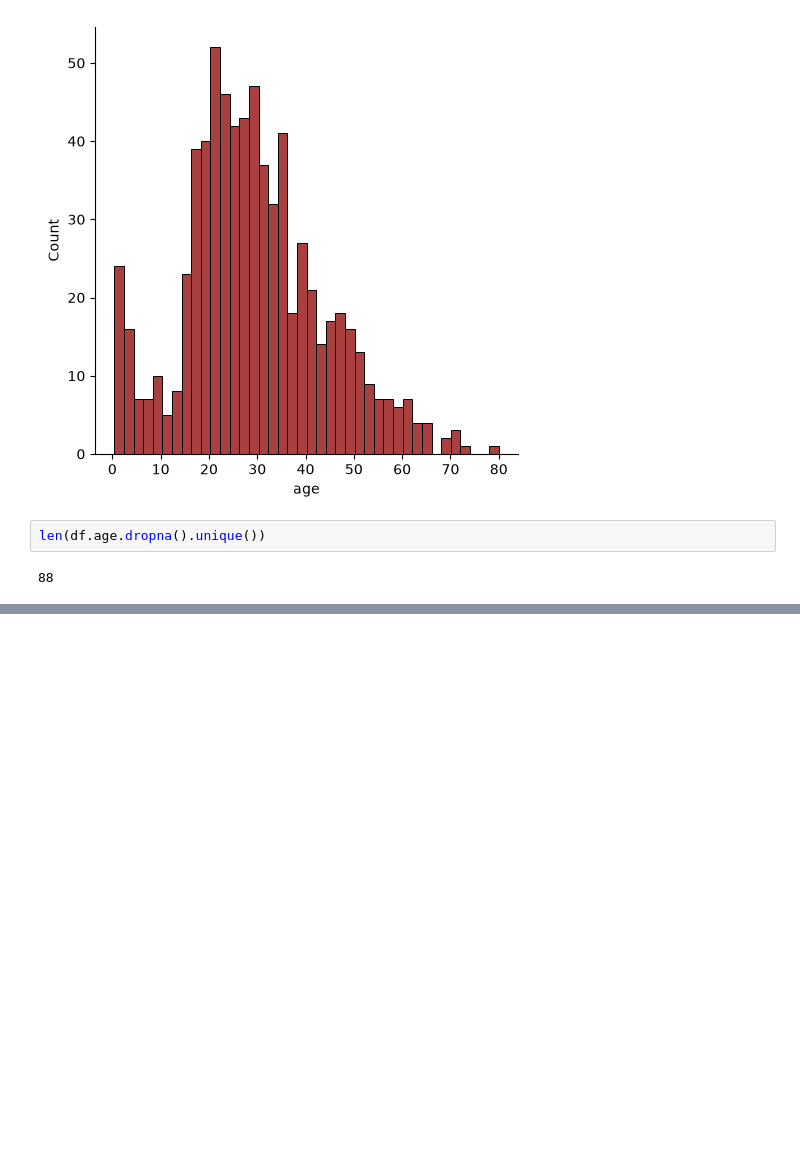
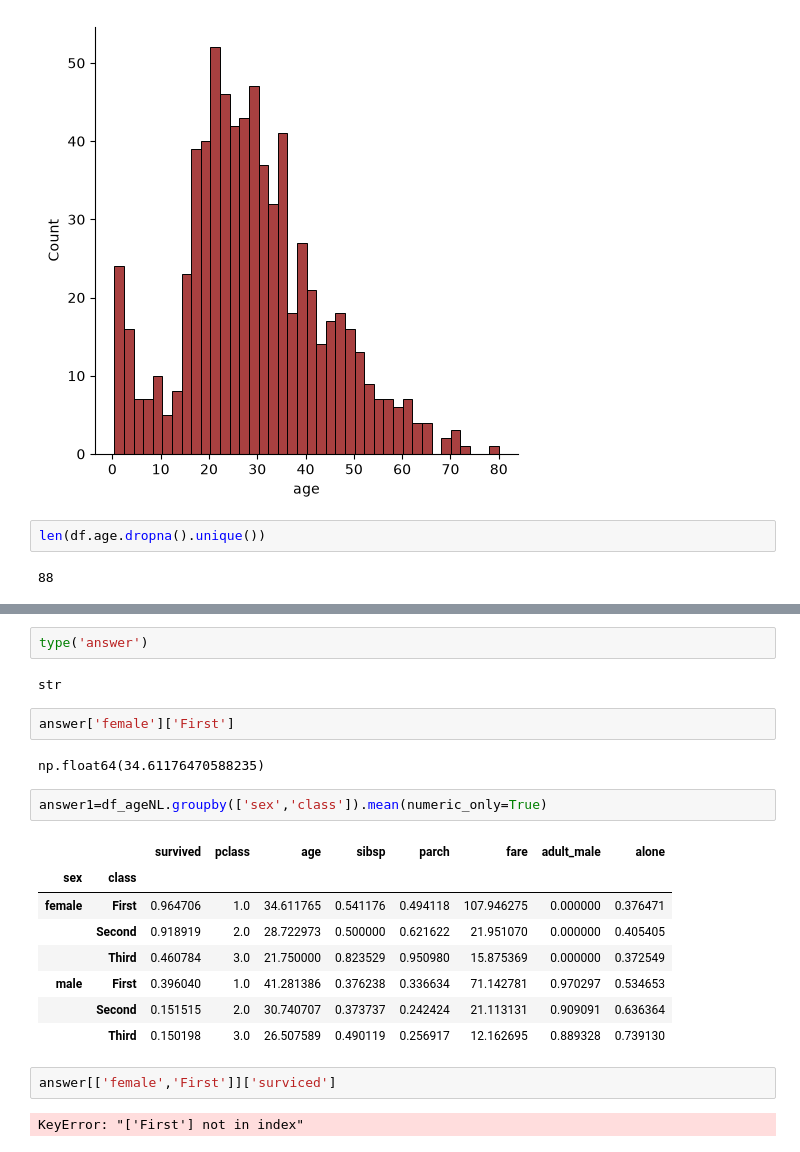
Before and after one commit to RitikSareen/AIPractice, a Jupyter notebook: EDA.ipynb, the cells around one changed output, grey strips where cells are left out. Cells and saved outputs as stored; diff of their text form; blank space fills up the shorter version.

```diff
--- a/EDA.ipynb
+++ b/EDA.ipynb
@@ -76,0 +134,23 @@ len(df.age.dropna().unique())
+# %%
+type('answer')
+# %% [output]
+str
+# %%
+answer['female']['First']
+# %% [output]
+np.float64(34.61176470588235)
+# %%
+answer1=df_ageNL.groupby(['sex','class']).mean(numeric_only=True)
+# %% [output]
+|  |  | survived | pclass | age | sibsp | parch | fare | adult_male | alone |
+| sex | class |  |  |  |  |  |  |  |  |
+| female | First | 0.964706 | 1.0 | 34.611765 | 0.541176 | 0.494118 | 107.946275 | 0.000000 | 0.376471 |
+|  | Second | 0.918919 | 2.0 | 28.722973 | 0.500000 | 0.621622 | 21.951070 | 0.000000 | 0.405405 |
+|  | Third | 0.460784 | 3.0 | 21.750000 | 0.823529 | 0.950980 | 15.875369 | 0.000000 | 0.372549 |
+| male | First | 0.396040 | 1.0 | 41.281386 | 0.376238 | 0.336634 | 71.142781 | 0.970297 | 0.534653 |
+|  | Second | 0.151515 | 2.0 | 30.740707 | 0.373737 | 0.242424 | 21.113131 | 0.909091 | 0.636364 |
+|  | Third | 0.150198 | 3.0 | 26.507589 | 0.490119 | 0.256917 | 12.162695 | 0.889328 | 0.739130 |
+# %%
+answer[['female','First']]['surviced']
+# %% [output]
+KeyError: "['First'] not in index"
```
Also changed, not shown: parts of 7 cells of this notebook.
